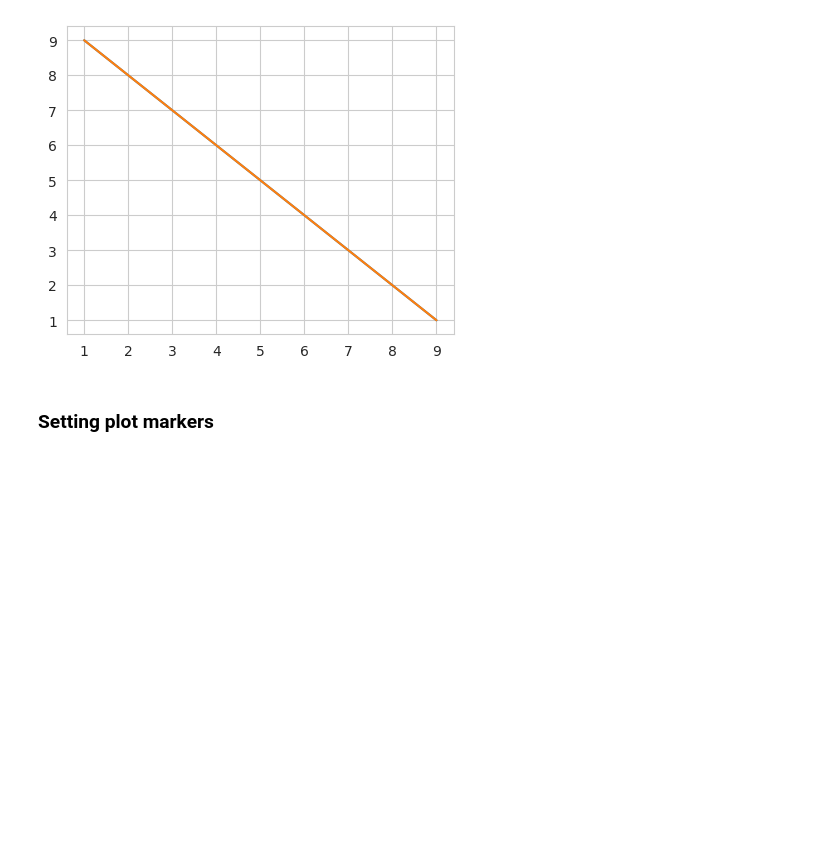
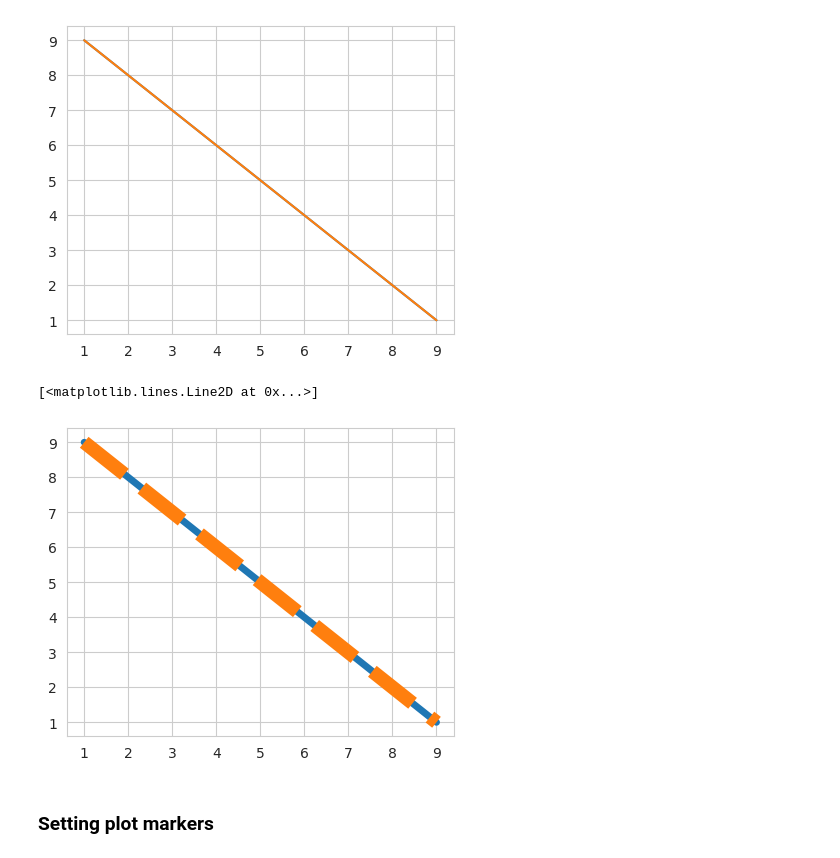
Before and after one commit to MaryWagura/python_for_deep_learning, a Jupyter notebook: notebooks/04_04b.ipynb, the cells around one changed output. Saved outputs shown, nothing was run; the diff lists cells and outputs as text; code cells hidden in the pictures; blank space fills up the shorter version.

```diff
--- a/notebooks/04_04b.ipynb
+++ b/notebooks/04_04b.ipynb
@@ -69,5 +69,12 @@ plt.plot(x1,y1)
 # %% [output]
 [<matplotlib.lines.Line2D at 0x...>]
 [figure]
+# %%
+plt.plot(x,y, ls = 'solid', lw =5)
+
+plt.plot(x1,y1, ls = 'dashed', lw =10)
+# %% [output]
+[<matplotlib.lines.Line2D at 0x...>]
+[figure, added]
 # %% [markdown]
 ### Setting plot markers
```
